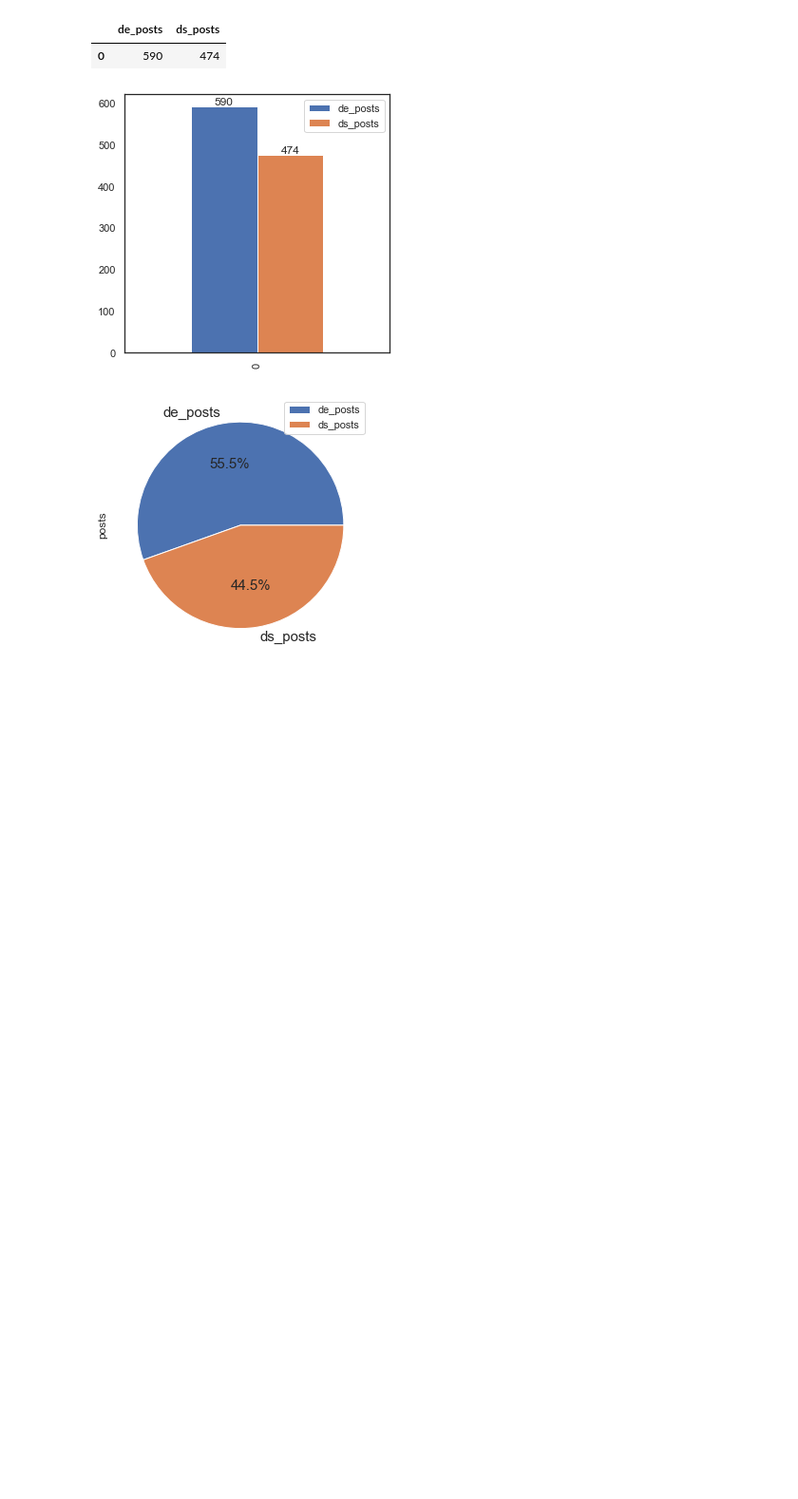
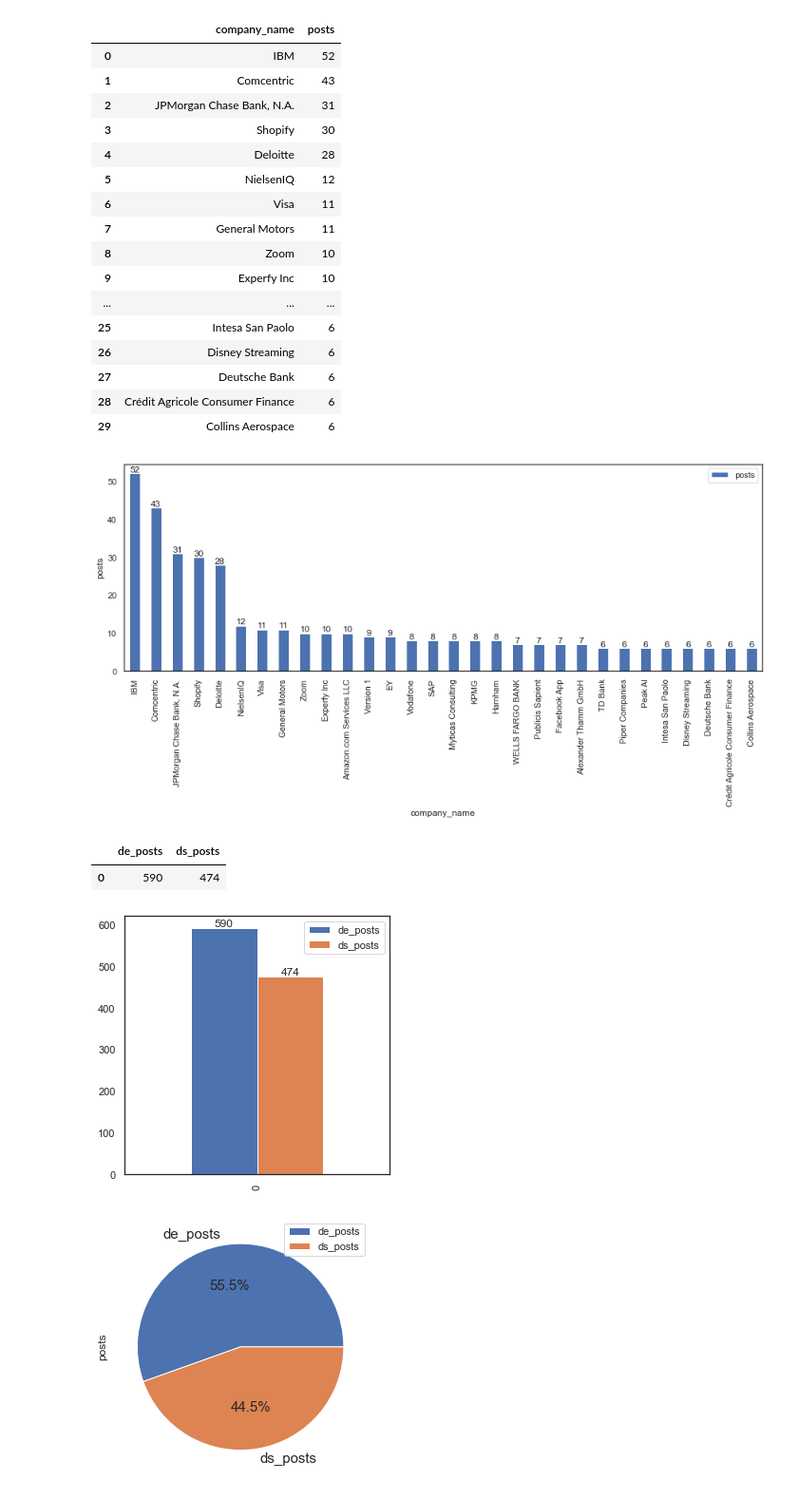
Before and after one commit to rbtroselli/jobs-scraper, a Jupyter notebook: analysis.ipynb, the cells around one changed output. Shown at 95% size. Cells and saved outputs as stored; diff of their text form; code cells hidden in the pictures; blank space fills up the shorter version.

```diff
--- a/analysis.ipynb
+++ b/analysis.ipynb
@@ -6,3 +41,41 @@ connection = sqlite3.connect('data/jobs.db')
+# %%
+df = pd.read_sql("""
+    SELECT
+        company_name,
+        COUNT(*) AS posts
+    FROM
+        jobs
+    GROUP BY
+        company_name
+    ORDER BY
+        COUNT(*) desc
+    LIMIT
+        30    """,con=connection)
+sns.set_theme('notebook')
+sns.set_style('white')
+ax = df.plot(kind='bar', x='company_name', ylabel='posts', figsize=(15,5))
+for container in ax.containers:
+    ax.bar_label(container)
+df
+# %% [output]
+|  | company_name | posts |
+| 0 | IBM | 52 |
+| 1 | Comcentric | 43 |
+| 2 | JPMorgan Chase Bank, N.A. | 31 |
+| 3 | Shopify | 30 |
+| 4 | Deloitte | 28 |
+| 5 | NielsenIQ | 12 |
+| 6 | Visa | 11 |
+| 7 | General Motors | 11 |
+| 8 | Zoom | 10 |
+| 9 | Experfy Inc | 10 |
+| ... | ... | ... |
+| 25 | Intesa San Paolo | 6 |
+| 26 | Disney Streaming | 6 |
+| 27 | Deutsche Bank | 6 |
+| 28 | Crédit Agricole Consumer Finance | 6 |
+| 29 | Collins Aerospace | 6 |
+[figure, added]
 # %%
 df = pd.read_sql("""
     SELECT
```
Also changed, not shown: parts of 4 cells of this notebook.
